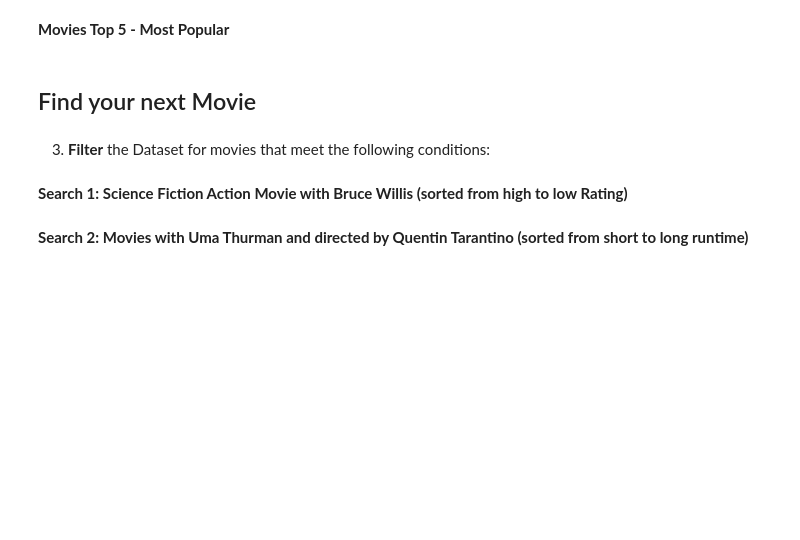
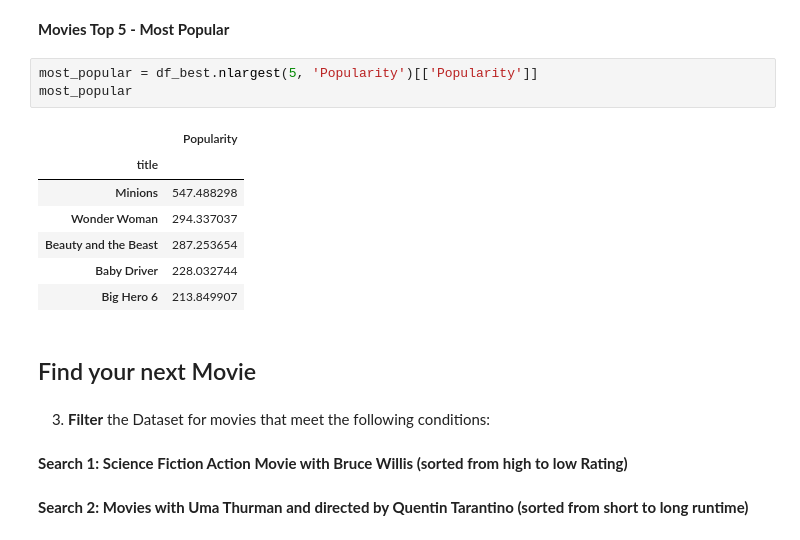
Before and after one commit to mikewenner/Data_Science, a Jupyter notebook: project_course/01_EDA_movies.ipynb, the cells around one changed output. Saved outputs shown, nothing was run; the diff lists cells and outputs as text; blank space fills up the shorter version.

```diff
--- a/project_course/01_EDA_movies.ipynb
+++ b/project_course/01_EDA_movies.ipynb
@@ -460,5 +469,16 @@ lowest_
 # %% [markdown]
 __Movies Top 5 - Most Popular__
+# %%
+most_popular = df_best.nlargest(5, 'Popularity')[['Popularity']]
+most_popular
+# %% [output]
+|  | Popularity |
+| title |  |
+| Minions | 547.488298 |
+| Wonder Woman | 294.337037 |
+| Beauty and the Beast | 287.253654 |
+| Baby Driver | 228.032744 |
+| Big Hero 6 | 213.849907 |
 # %% [markdown]
 ## Find your next Movie
 # %% [markdown]
```
Also changed, not shown: parts of 2 cells of this notebook.
